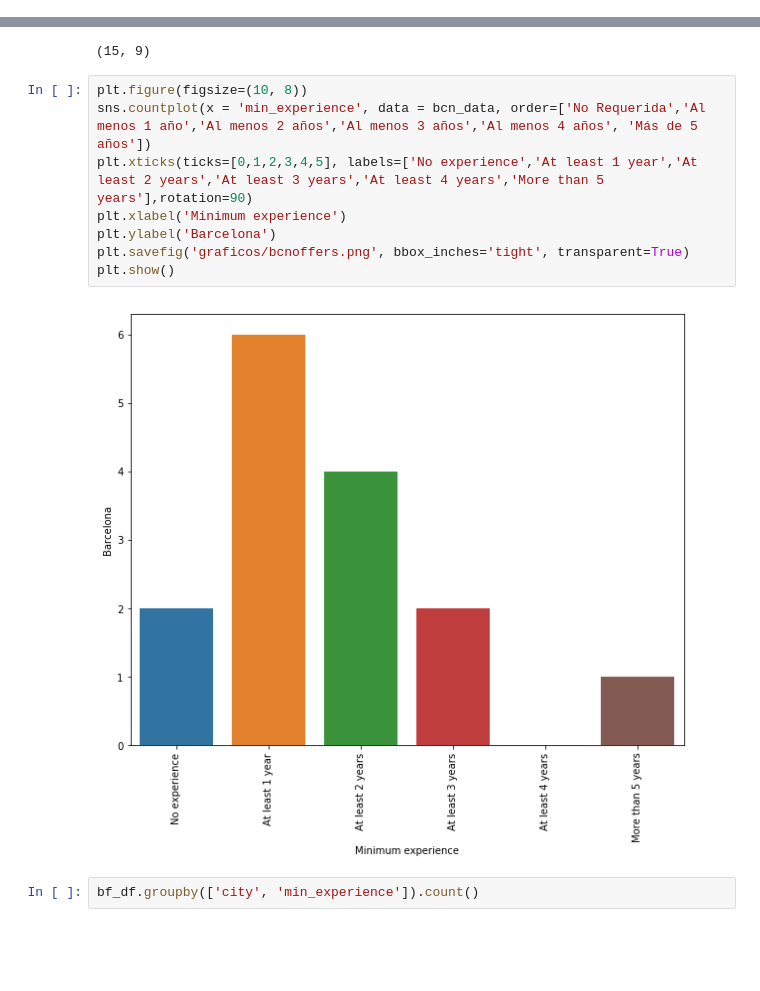
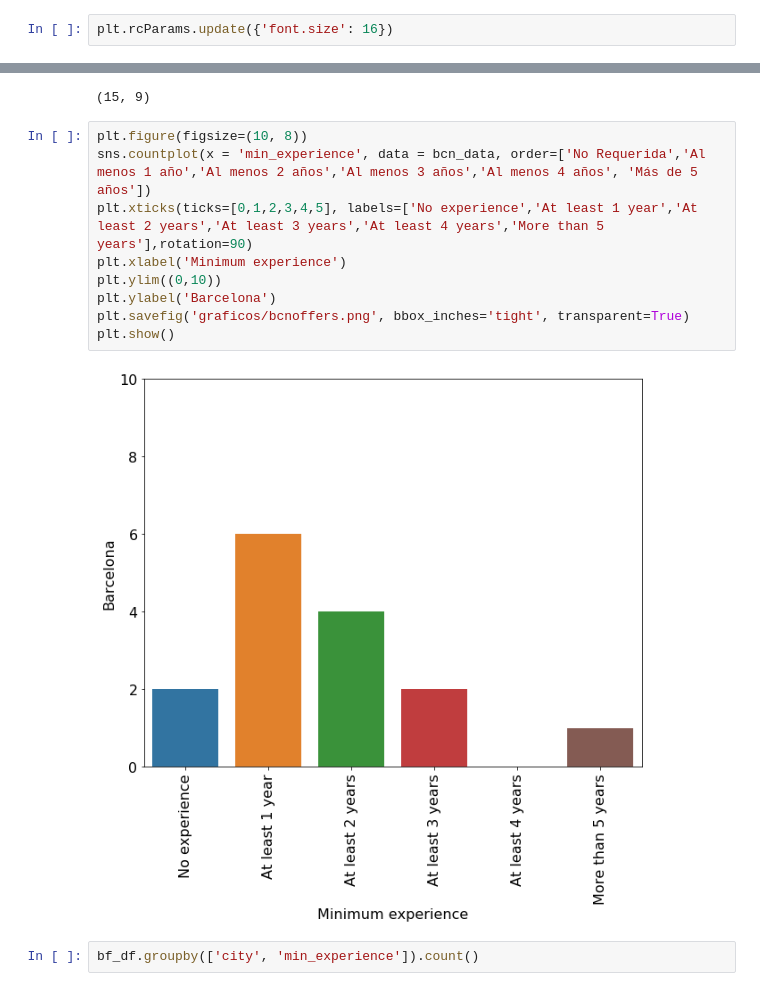
Before and after one commit to jbe1992/your-own-project, a Jupyter notebook: Project.ipynb, the cells around one changed output, grey strips where cells are left out. Saved outputs shown, nothing was run; the diff lists cells and outputs as text; blank space fills up the shorter version.

```diff
--- a/Project.ipynb
+++ b/Project.ipynb
@@ -160,6 +186,8 @@ mad_data.head()
 mad_data.shape
 # %% [output]
 (28, 9)
+# %%
+plt.rcParams.update({'font.size': 16})
 # %%
 plt.figure(figsize=(10, 8))
 sns.countplot(x = 'min_experience', data = mad_data, order=['No Requerida','Al menos 1 año','Al menos 2 años','Al menos 3 años','Al menos 4 años', 'Más de 5 años'])
@@ -197,13 +225,14 @@ bcn_data.shape
 # %%
 plt.figure(figsize=(10, 8))
 sns.countplot(x = 'min_experience', data = bcn_data, order=['No Requerida','Al menos 1 año','Al menos 2 años','Al menos 3 años','Al menos 4 años', 'Más de 5 años'])
 plt.xticks(ticks=[0,1,2,3,4,5], labels=['No experience','At least 1 year','At least 2 years','At least 3 years','At least 4 years','More than 5 years'],rotation=90)
 plt.xlabel('Minimum experience')
+plt.ylim((0,10))
 plt.ylabel('Barcelona')
 plt.savefig('graficos/bcnoffers.png', bbox_inches='tight', transparent=True)
 plt.show()
 # %% [output]
-[figure, old version]
+[figure, new version]
 # %%
 bf_df.groupby(['city', 'min_experience']).count()
 # %% [output]
```
Also changed, not shown: parts of 18 cells of this notebook, 3 other files.
